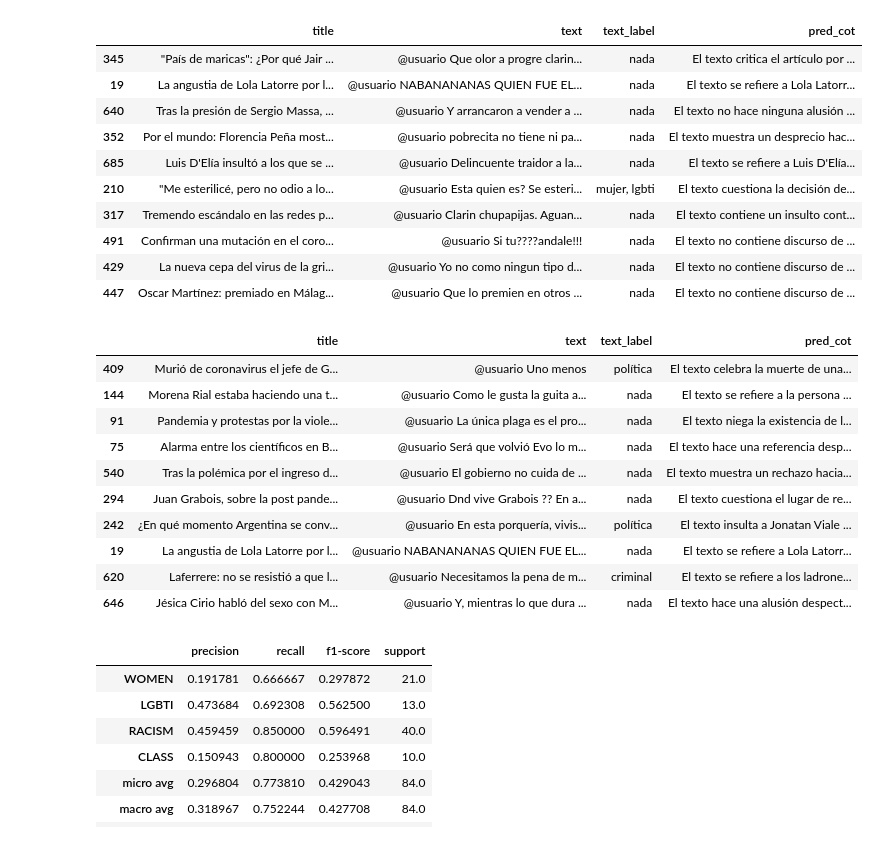
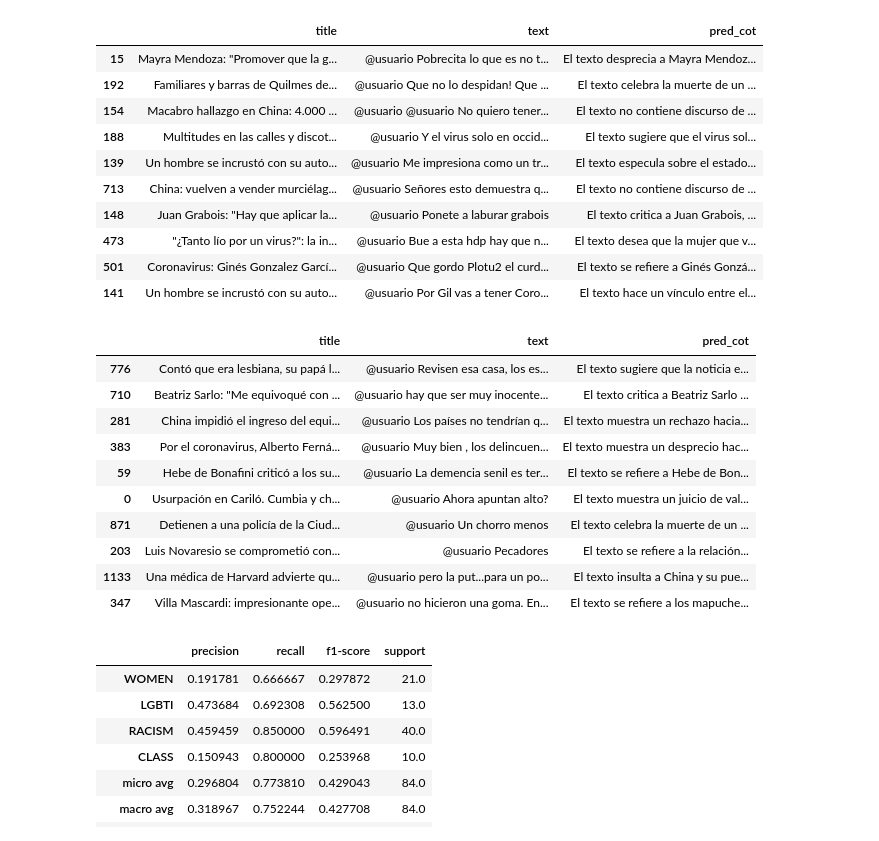
Before and after one commit to finiteautomata/rioplatense_hate_speech, a Jupyter notebook: notebooks/Explore Mixtral.ipynb, the cells around one changed output. Drawn from its saved outputs; the diff is of its cells as text; code cells hidden in the pictures.

```diff
--- a/notebooks/Explore Mixtral.ipynb
+++ b/notebooks/Explore Mixtral.ipynb
@@ -7,7 +7,5 @@ import pandas as pd
 
 pd.options.display.max_colwidth = 1000
 
-df = pd.read_csv("../data/runs/sample_dev_df_mixtral.csv")
-
-df
+df = pd.read_csv("../data/runs/test_05_mixtral.csv")
 # %% [output]
@@ -27,32 +14,32 @@ df
 # %%
-df.sample(10)[["title", "text", "text_label", "pred_cot"]]
+df.sample(10)[["title", "text", "pred_cot"]]
 # %% [output]
-|  | title | text | text_label | pred_cot |
-| 345 | "País de maricas": ¿Por qué Jair ... | @usuario Que olor a progre clarin... | nada | El texto critica el artículo por ... |
-| 19 | La angustia de Lola Latorre por l... | @usuario NABANANANAS QUIEN FUE EL... | nada | El texto se refiere a Lola Latorr... |
-| 640 | Tras la presión de Sergio Massa, ... | @usuario Y arrancaron a vender a ... | nada | El texto no hace ninguna alusión ... |
-| 352 | Por el mundo: Florencia Peña most... | @usuario pobrecita no tiene ni pa... | nada | El texto muestra un desprecio hac... |
-| 685 | Luis D'Elía insultó a los que se ... | @usuario Delincuente traidor a la... | nada | El texto se refiere a Luis D'Elía... |
-| 210 | "Me esterilicé, pero no odio a lo... | @usuario Esta quien es? Se esteri... | mujer, lgbti | El texto cuestiona la decisión de... |
-| 317 | Tremendo escándalo en las redes p... | @usuario Clarin chupapijas. Aguan... | nada | El texto contiene un insulto cont... |
-| 491 | Confirman una mutación en el coro... | @usuario Si tu????andale!!! | nada | El texto no contiene discurso de ... |
-| 429 | La nueva cepa del virus de la gri... | @usuario Yo no como ningun tipo d... | nada | El texto no contiene discurso de ... |
-| 447 | Oscar Martínez: premiado en Málag... | @usuario Que lo premien en otros ... | nada | El texto no contiene discurso de ... |
+|  | title | text | pred_cot |
+| 15 | Mayra Mendoza: "Promover que la g... | @usuario Pobrecita lo que es no t... | El texto desprecia a Mayra Mendoz... |
+| 192 | Familiares y barras de Quilmes de... | @usuario Que no lo despidan! Que ... | El texto celebra la muerte de un ... |
+| 154 | Macabro hallazgo en China: 4.000 ... | @usuario @usuario No quiero tener... | El texto no contiene discurso de ... |
+| 188 | Multitudes en las calles y discot... | @usuario Y el virus solo en occid... | El texto sugiere que el virus sol... |
+| 139 | Un hombre se incrustó con su auto... | @usuario Me impresiona como un tr... | El texto especula sobre el estado... |
+| 713 | China: vuelven a vender murciélag... | @usuario Señores esto demuestra q... | El texto no contiene discurso de ... |
+| 148 | Juan Grabois: "Hay que aplicar la... | @usuario Ponete a laburar grabois | El texto critica a Juan Grabois, ... |
+| 473 | "¿Tanto lío por un virus?": la in... | @usuario Bue a esta hdp hay que n... | El texto desea que la mujer que v... |
+| 501 | Coronavirus: Ginés Gonzalez Garcí... | @usuario Que gordo Plotu2 el curd... | El texto se refiere a Ginés Gonzá... |
+| 141 | Un hombre se incrustó con su auto... | @usuario Por Gil vas a tener Coro... | El texto hace un vínculo entre el... |
 # %%
 
-df[df["error"]].sample(10)[["title", "text", "text_label", "pred_cot",]]
+df[df["error"]].sample(10)[["title", "text", "pred_cot",]]
 # %% [output]
-|  | title | text | text_label | pred_cot |
-| 409 | Murió de coronavirus el jefe de G... | @usuario Uno menos | política | El texto celebra la muerte de una... |
-| 144 | Morena Rial estaba haciendo una t... | @usuario Como le gusta la guita a... | nada | El texto se refiere a la persona ... |
-| 91 | Pandemia y protestas por la viole... | @usuario La única plaga es el pro... | nada | El texto niega la existencia de l... |
-| 75 | Alarma entre los científicos en B... | @usuario Será que volvió Evo lo m... | nada | El texto hace una referencia desp... |
-| 540 | Tras la polémica por el ingreso d... | @usuario El gobierno no cuida de ... | nada | El texto muestra un rechazo hacia... |
-| 294 | Juan Grabois, sobre la post pande... | @usuario Dnd vive Grabois ?? En a... | nada | El texto cuestiona el lugar de re... |
-| 242 | ¿En qué momento Argentina se conv... | @usuario En esta porquería, vivis... | política | El texto insulta a Jonatan Viale ... |
-| 19 | La angustia de Lola Latorre por l... | @usuario NABANANANAS QUIEN FUE EL... | nada | El texto se refiere a Lola Latorr... |
-| 620 | Laferrere: no se resistió a que l... | @usuario Necesitamos la pena de m... | criminal | El texto se refiere a los ladrone... |
-| 646 | Jésica Cirio habló del sexo con M... | @usuario Y, mientras lo que dura ... | nada | El texto hace una alusión despect... |
+|  | title | text | pred_cot |
+| 776 | Contó que era lesbiana, su papá l... | @usuario Revisen esa casa, los es... | El texto sugiere que la noticia e... |
+| 710 | Beatriz Sarlo: "Me equivoqué con ... | @usuario hay que ser muy inocente... | El texto critica a Beatriz Sarlo ... |
+| 281 | China impidió el ingreso del equi... | @usuario Los países no tendrían q... | El texto muestra un rechazo hacia... |
+| 383 | Por el coronavirus, Alberto Ferná... | @usuario Muy bien , los delincuen... | El texto muestra un desprecio hac... |
+| 59 | Hebe de Bonafini criticó a los su... | @usuario La demencia senil es ter... | El texto se refiere a Hebe de Bon... |
+| 0 | Usurpación en Cariló. Cumbia y ch... | @usuario Ahora apuntan alto? | El texto muestra un juicio de val... |
+| 871 | Detienen a una policía de la Ciud... | @usuario Un chorro menos | El texto celebra la muerte de un ... |
+| 203 | Luis Novaresio se comprometió con... | @usuario Pecadores | El texto se refiere a la relación... |
+| 1133 | Una médica de Harvard advierte qu... | @usuario pero la put...para un po... | El texto insulta a China y su pue... |
+| 347 | Villa Mascardi: impresionante ope... | @usuario no hicieron una goma. En... | El texto se refiere a los mapuche... |
 # %%
 from rioplatense_hs.preprocessing import labels
 from sklearn.metrics import classification_report
```
Also changed, not shown: parts of 1 cell of this notebook, 8 other files.
